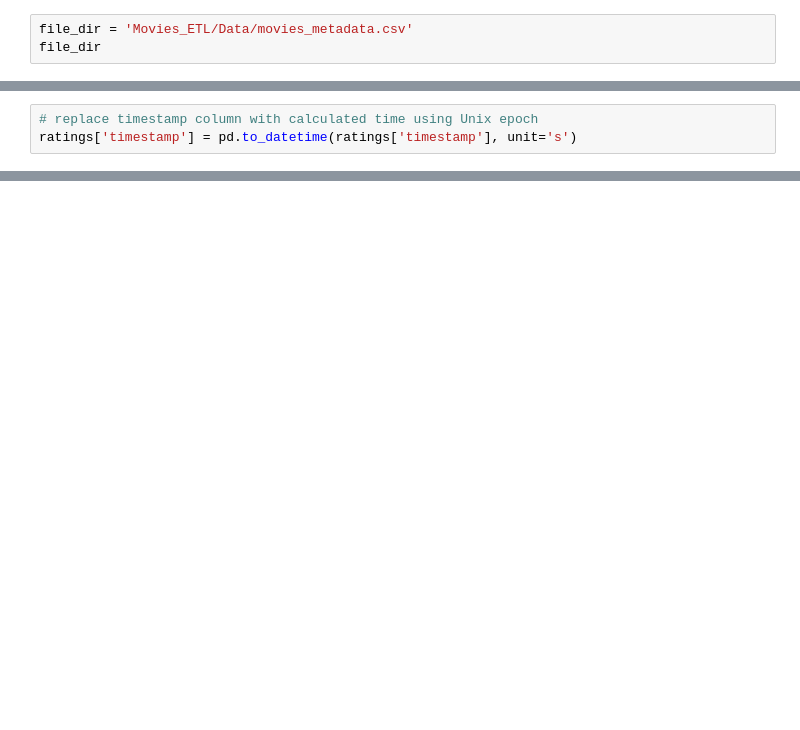
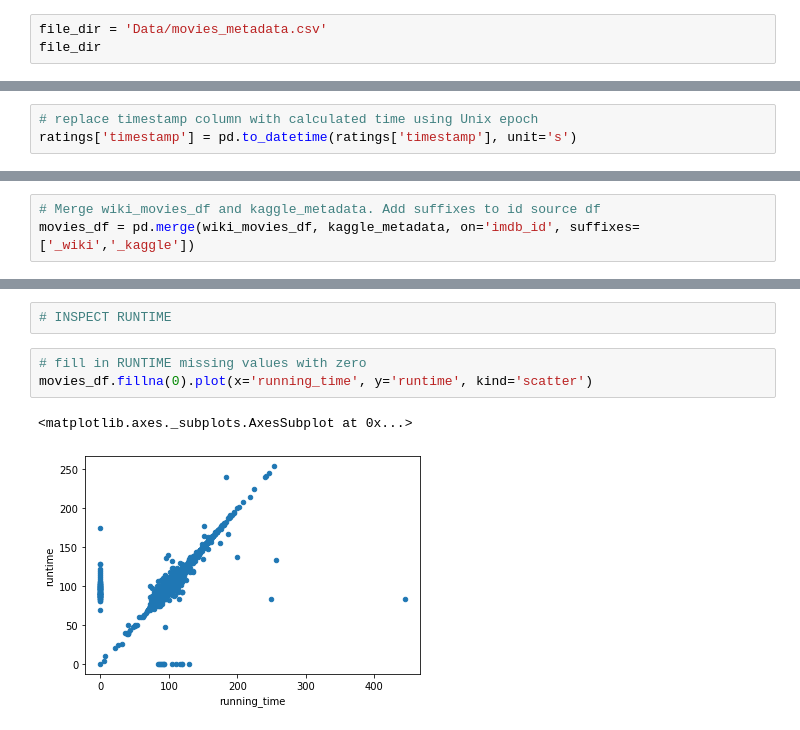
Before and after one commit to fmgribbon/Movies_ETL, a Jupyter notebook: ETL.ipynb, the cells around one changed output, grey strips where cells are left out. Drawn from its saved outputs; the diff is of its cells as text; blank space fills up the shorter version.

```diff
--- a/ETL.ipynb
+++ b/ETL.ipynb
@@ -21,3 +77,3 @@ wiki_movies_raw[3600:3605]
 # %%
-file_dir = 'Movies_ETL/Data/movies_metadata.csv'
+file_dir = 'Data/movies_metadata.csv'
 file_dir
@@ -334,0 +766,3 @@ ratings['rating'].describe()
+# %%
+# Merge wiki_movies_df and kaggle_metadata. Add suffixes to id source df
+movies_df = pd.merge(wiki_movies_df, kaggle_metadata, on='imdb_id', suffixes=['_wiki','_kaggle'])
@@ -334,0 +820,8 @@ ratings['rating'].describe()
+# %%
+# INSPECT RUNTIME
+# %%
+# fill in RUNTIME missing values with zero
+movies_df.fillna(0).plot(x='running_time', y='runtime', kind='scatter')
+# %% [output]
+<matplotlib.axes._subplots.AxesSubplot at 0x...>
+[figure, added]
```
Also changed, not shown: parts of 69 cells of this notebook.
